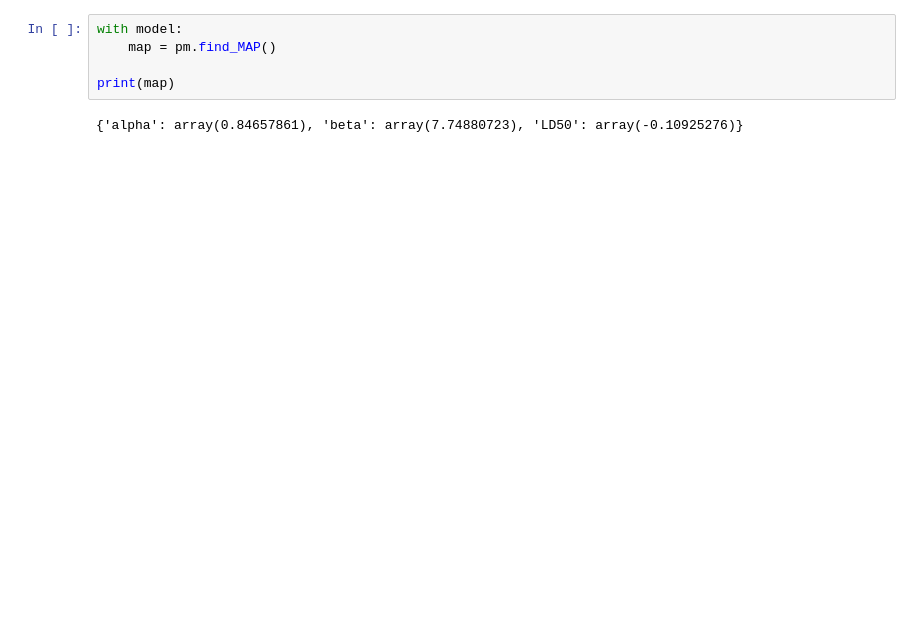
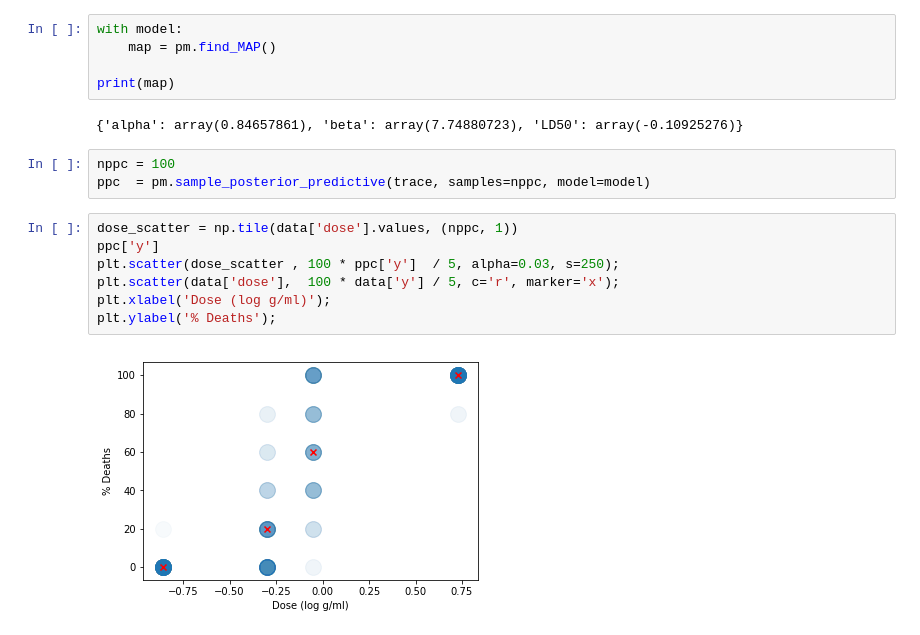
Before and after one commit to Narenman/AnalisisBayesiano, a Jupyter notebook: notebooks/bioassay.ipynb, the cells around one changed output. Drawn from its saved outputs; the diff is of its cells as text; blank space fills up the shorter version.

```diff
--- a/notebooks/bioassay.ipynb
+++ b/notebooks/bioassay.ipynb
@@ -48,4 +82,16 @@ with model:
 print(map)
 # %% [output]
 {'alpha': array(0.84657861), 'beta': array(7.74880723), 'LD50': array(-0.10925276)}
+# %%
+nppc = 100
+ppc  = pm.sample_posterior_predictive(trace, samples=nppc, model=model)
+# %%
+dose_scatter = np.tile(data['dose'].values, (nppc, 1))
+ppc['y']
+plt.scatter(dose_scatter , 100 * ppc['y']  / 5, alpha=0.03, s=250);
+plt.scatter(data['dose'],  100 * data['y'] / 5, c='r', marker='x');
+plt.xlabel('Dose (log g/ml)');
+plt.ylabel('% Deaths');
+# %% [output]
+[figure, added]
 # %%
```
Also changed, not shown: parts of 16 cells of this notebook, 2 other files.
